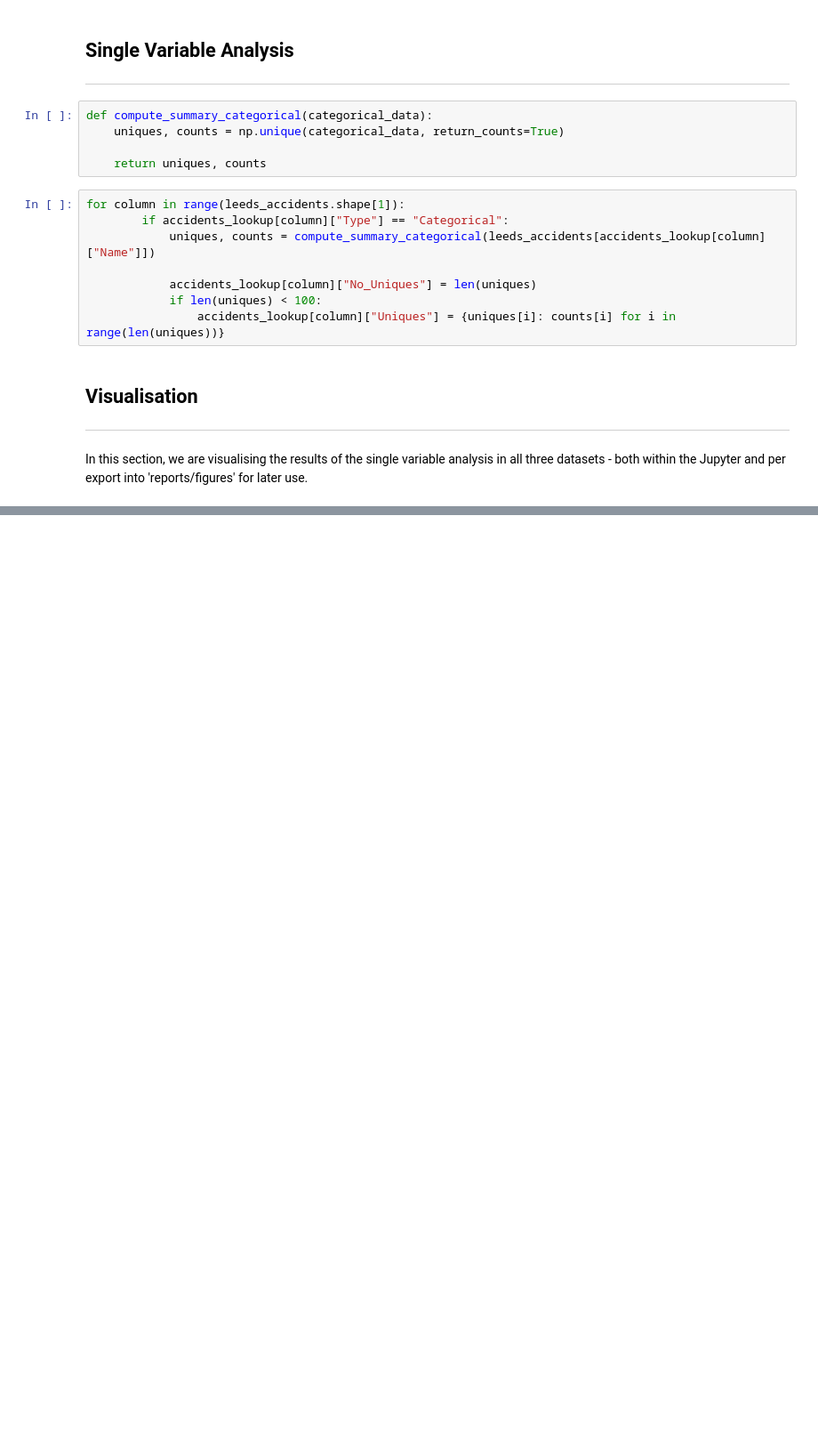
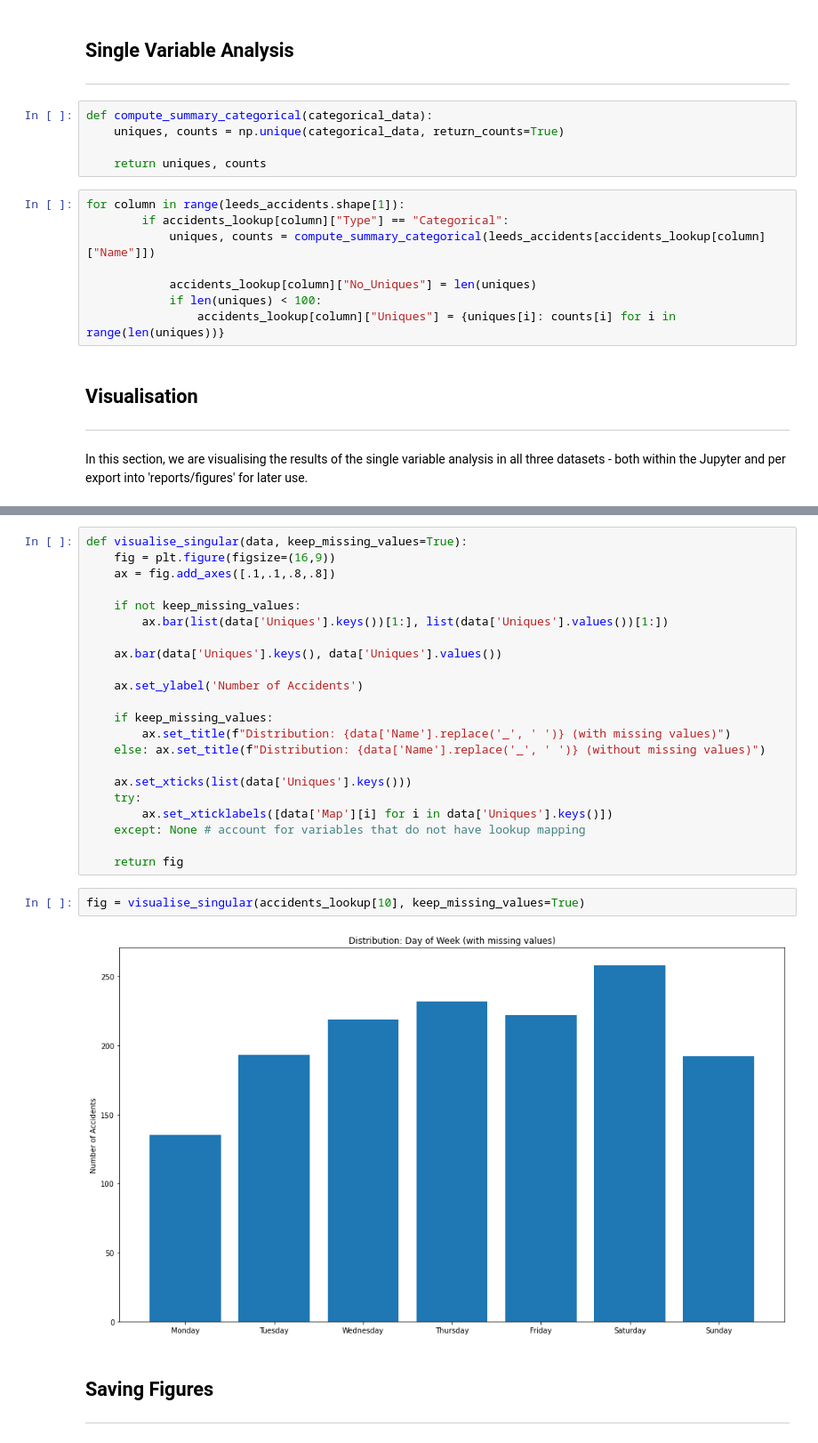
Before and after one commit to mikasenghaas/fyp2021p01g09, a Jupyter notebook: notebooks/single_variable_analysis.ipynb, the cells around one changed output, grey strips where cells are left out. Shown at 89% size. Cells and saved outputs as stored; diff of their text form; blank space fills up the shorter version.

```diff
--- a/notebooks/single_variable_analysis.ipynb
+++ b/notebooks/single_variable_analysis.ipynb
@@ -435,0 +419,29 @@ Column | Name | Variable Type | #Uniques | Uniques
+# %%
+def visualise_singular(data, keep_missing_values=True):
+    fig = plt.figure(figsize=(16,9))
+    ax = fig.add_axes([.1,.1,.8,.8])
+
+    if not keep_missing_values:
+        ax.bar(list(data['Uniques'].keys())[1:], list(data['Uniques'].values())[1:])
+
+    ax.bar(data['Uniques'].keys(), data['Uniques'].values())
+
+    ax.set_ylabel('Number of Accidents')
+
+    if keep_missing_values:
+        ax.set_title(f"Distribution: {data['Name'].replace('_', ' ')} (with missing values)")
+    else: ax.set_title(f"Distribution: {data['Name'].replace('_', ' ')} (without missing values)")
+
+    ax.set_xticks(list(data['Uniques'].keys()))
+    try:
+        ax.set_xticklabels([data['Map'][i] for i in data['Uniques'].keys()])
+    except: None # account for variables that do not have lookup mapping
+
+    return fig
+# %%
+fig = visualise_singular(accidents_lookup[10], keep_missing_values=True)
+# %% [output]
+[figure, added]
+# %% [markdown]
+## Saving Figures
+---
```
Also changed, not shown: parts of 14 cells of this notebook.
